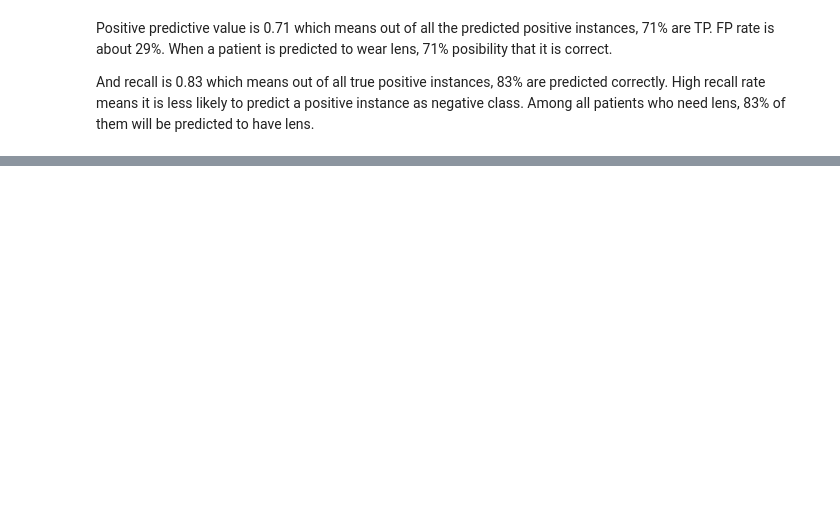
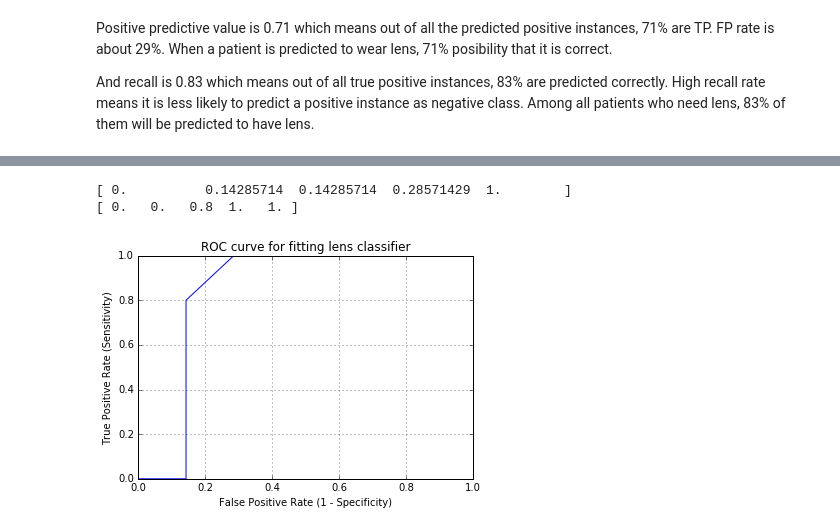
Before and after one commit to Shivam101/cs6220, a Jupyter notebook: Assignment_08.ipynb, the cells around one changed output, grey strips where cells are left out. Saved outputs shown, nothing was run; the diff lists cells and outputs as text; code cells hidden in the pictures; blank space fills up the shorter version.

```diff
--- a/Assignment_08.ipynb
+++ b/Assignment_08.ipynb
@@ -100,0 +111,8 @@ y_pred_prob_class0 = y_pred_prob[:,0]
+# %%
+from sklearn.multiclass import OneVsRestClassifier
+from sklearn import svm
+# Learn to predict each class against the other
+classifier = OneVsRestClassifier(svm.SVC(kernel='linear', probability=True,
+                                 random_state=0))
+y_score_SVC = classifier.fit(train_features, train_target).decision_function(test_features)
+y_score_SVC
@@ -166,0 +199,16 @@ plt.grid(True)
+# %%
+from sklearn.metrics import roc_curve, auc
+fpr2, tpr2, thresholds2 = roc_curve(test_target, y_score_SVC)
+plt.plot(fpr2, tpr2)
+print(fpr2)
+print(tpr2)
+plt.xlim([0.0, 1.0])
+plt.ylim([0.0, 1.0])
+plt.title('ROC curve for fitting lens classifier')
+plt.xlabel('False Positive Rate (1 - Specificity)')
+plt.ylabel('True Positive Rate (Sensitivity)')
+plt.grid(True)
+# %% [output]
+[ 0.          0.14285714  0.14285714  0.28571429  1.        ]
+[ 0.   0.   0.8  1.   1. ]
+[figure, added]
```
Also changed, not shown: parts of 13 cells of this notebook, 1 other file.
